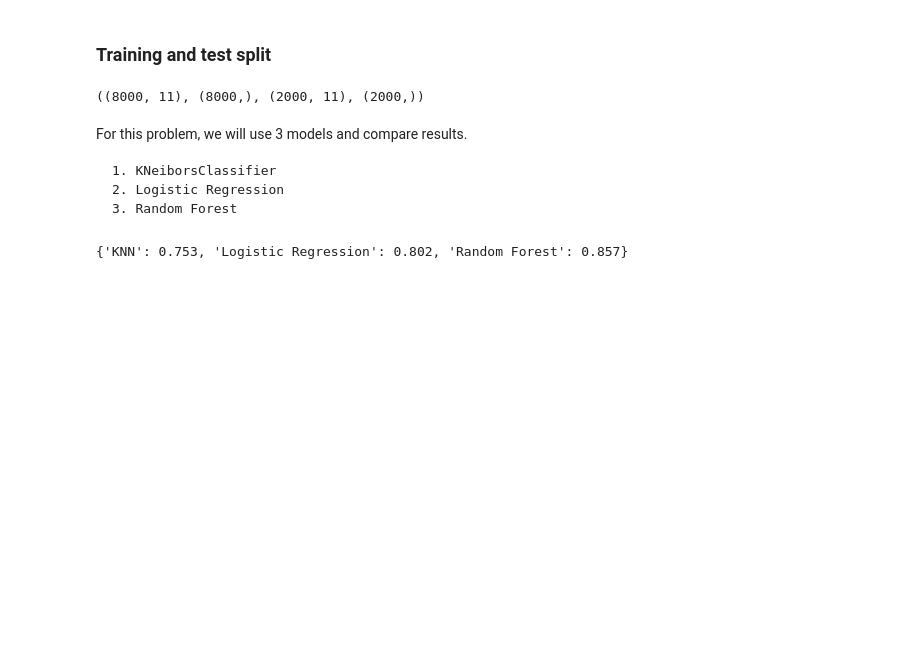
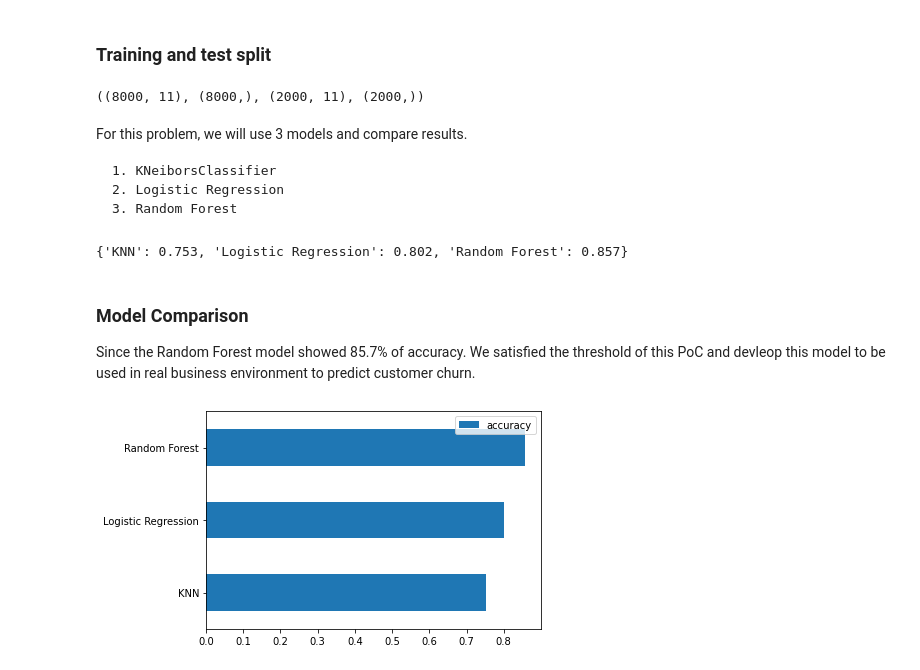
Before and after one commit to victoria-se/customer-churn, a Jupyter notebook: end-to-end-customer-churn-classification.ipynb, the cells around one changed output. Drawn from its saved outputs; the diff is of its cells as text; code cells hidden in the pictures; blank space fills up the shorter version.

Commit message:
fit and test the model

```diff
--- a/end-to-end-customer-churn-classification.ipynb
+++ b/end-to-end-customer-churn-classification.ipynb
@@ -407,3 +420,11 @@ model_scores = fit_and_score(models=models,
 model_scores
 # %% [output]
 {'KNN': 0.753, 'Logistic Regression': 0.802, 'Random Forest': 0.857}
+# %% [markdown]
+### Model Comparison
+Since the Random Forest model showed 85.7% of accuracy. We satisfied the threshold of this PoC and devleop this model to be used in real business environment to predict customer churn.
+# %%
+model_compare = pd.DataFrame(model_scores, index=['accuracy'])
+model_compare.T.plot.barh();
+# %% [output]
+[figure, added]
```
Also changed, not shown: parts of 16 cells of this notebook.
